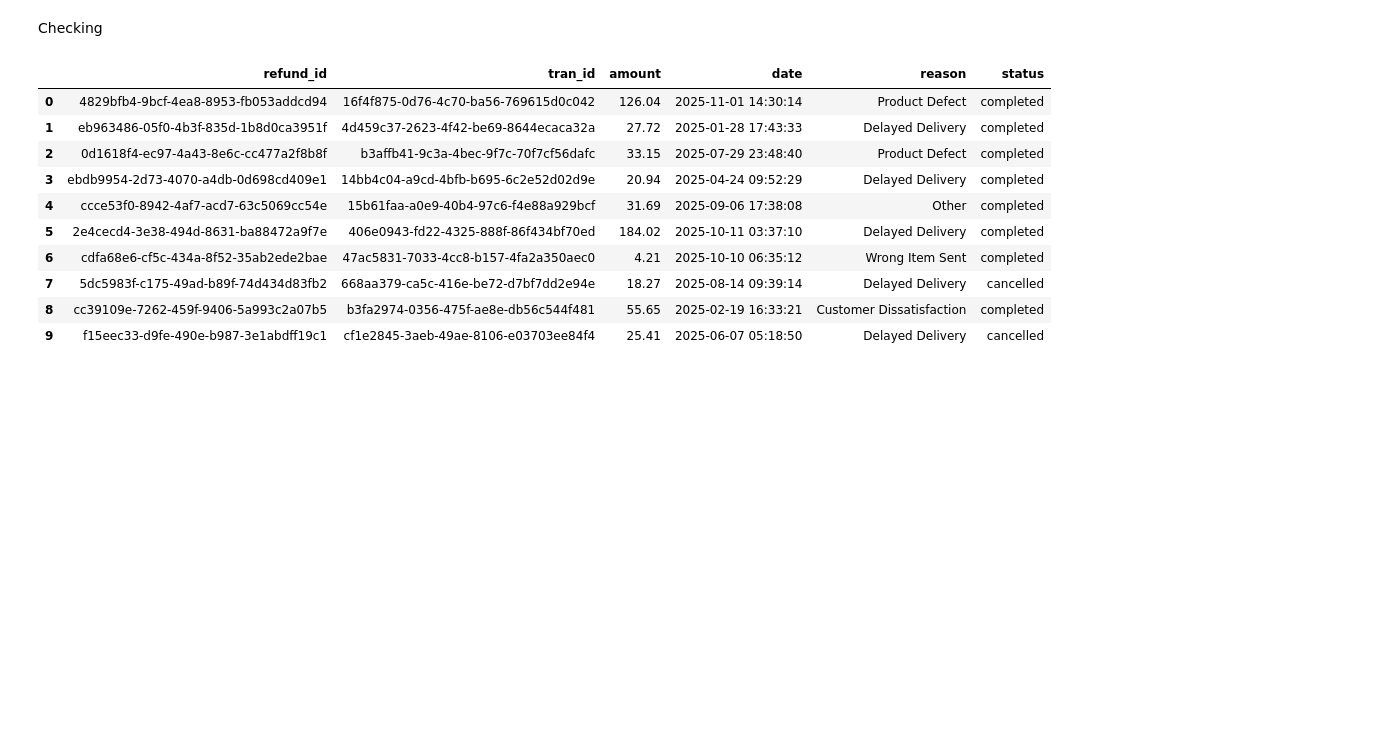
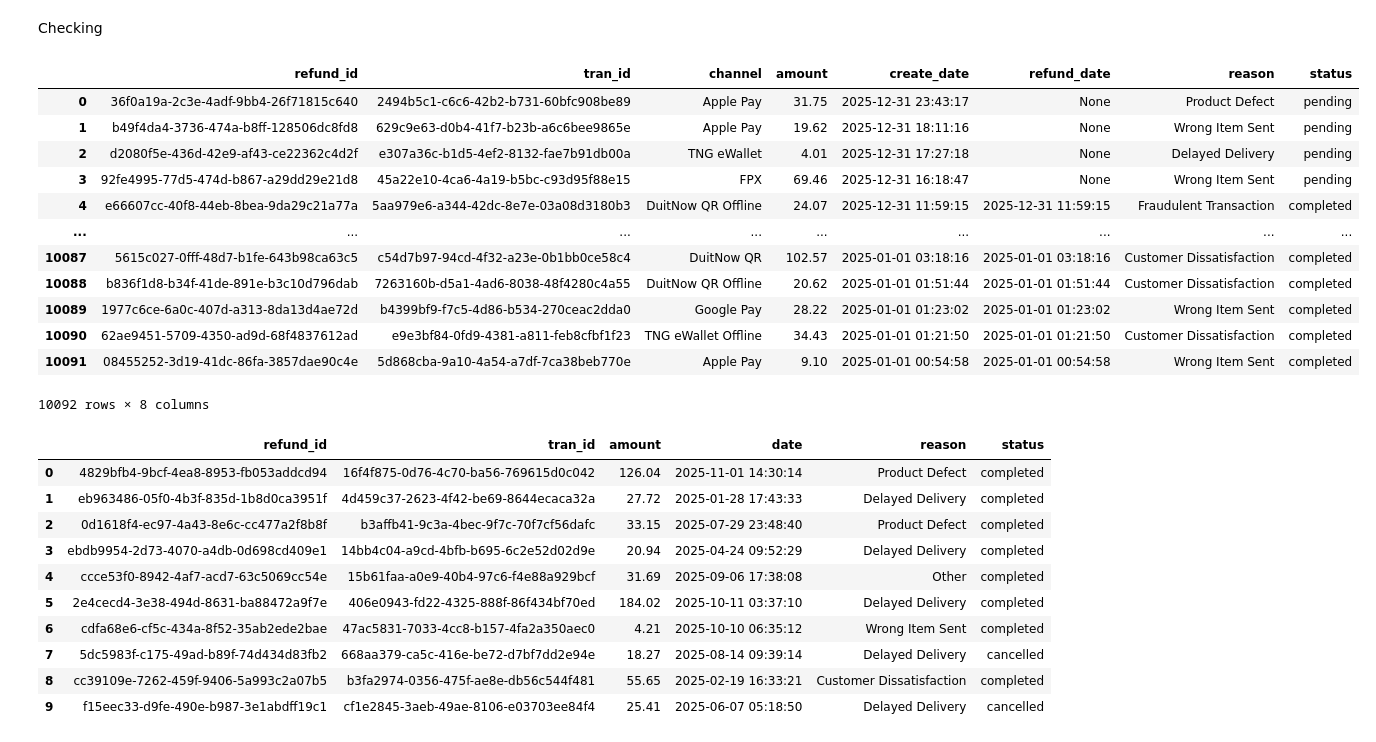
Before and after one commit to PANGYIHE/Portfolio, a Jupyter notebook: Transaction and Refund Analysis/Data_Query.ipynb, the cells around one changed output. Drawn from its saved outputs; the diff is of its cells as text; code cells hidden in the pictures; blank space fills up the shorter version.

```diff
--- a/Transaction and Refund Analysis/Data_Query.ipynb
+++ b/Transaction and Refund Analysis/Data_Query.ipynb
@@ -212,6 +212,34 @@ asia_merged.to_csv(f'csv_file/Asia Merchants Refund Rate 2024.csv', index = Fals
 | 12 | Cox-Strong | Thailand | kathrynrobinson@gallegos.org | 680-374-5677x459 | TNG eWallet, DuitNow QR Offline, ... | 1139 | 96 | ... |
 # %% [markdown]
 Checking
+# %%
+sqlInput = """
+SELECT r.*
+FROM refunds r
+LEFT JOIN transactions t ON r.tran_id = t.tran_id
+WHERE t.date BETWEEN '2025-01-01 00:00:00' AND '2025-12-31 23:59:59'
+ORDER BY t.date desc
+"""
+
+export = pd.read_sql_query(sqlInput, conn)
+
+export.to_csv(f'csv_file/2025 refunds.csv', index = False)
+
+display(export)
+# %% [output]
+|  | refund_id | tran_id | channel | amount | create_date | refund_date | reason | status |
+| 0 | 36f0a19a-2c3e-4adf-9bb4-26f71815c640 | 2494b5c1-c6c6-42b2-b731-60bfc908be89 | Apple Pay | 31.75 | 2025-12-31 23:43:17 | None | Product Defect | pending |
+| 1 | b49f4da4-3736-474a-b8ff-128506dc8fd8 | 629c9e63-d0b4-41f7-b23b-a6c6bee9865e | Apple Pay | 19.62 | 2025-12-31 18:11:16 | None | Wrong Item Sent | pending |
+| 2 | d2080f5e-436d-42e9-af43-ce22362c4d2f | e307a36c-b1d5-4ef2-8132-fae7b91db00a | TNG eWallet | 4.01 | 2025-12-31 17:27:18 | None | Delayed Delivery | pending |
+| 3 | 92fe4995-77d5-474d-b867-a29dd29e21d8 | 45a22e10-4ca6-4a19-b5bc-c93d95f88e15 | FPX | 69.46 | 2025-12-31 16:18:47 | None | Wrong Item Sent | pending |
+| 4 | e66607cc-40f8-44eb-8bea-9da29c21a77a | 5aa979e6-a344-42dc-8e7e-03a08d3180b3 | DuitNow QR Offline | 24.07 | 2025-12-31 11:59:15 | 2025-12-31 11:59:15 | Fraudulent Transaction | completed |
+| ... | ... | ... | ... | ... | ... | ... | ... | ... |
+| 10087 | 5615c027-0fff-48d7-b1fe-643b98ca63c5 | c54d7b97-94cd-4f32-a23e-0b1bb0ce58c4 | DuitNow QR | 102.57 | 2025-01-01 03:18:16 | 2025-01-01 03:18:16 | Customer Dissatisfaction | completed |
+| 10088 | b836f1d8-b34f-41de-891e-b3c10d796dab | 7263160b-d5a1-4ad6-8038-48f4280c4a55 | DuitNow QR Offline | 20.62 | 2025-01-01 01:51:44 | 2025-01-01 01:51:44 | Customer Dissatisfaction | completed |
+| 10089 | 1977c6ce-6a0c-407d-a313-8da13d4ae72d | b4399bf9-f7c5-4d86-b534-270ceac2dda0 | Google Pay | 28.22 | 2025-01-01 01:23:02 | 2025-01-01 01:23:02 | Wrong Item Sent | completed |
+| 10090 | 62ae9451-5709-4350-ad9d-68f4837612ad | e9e3bf84-0fd9-4381-a811-feb8cfbf1f23 | TNG eWallet Offline | 34.43 | 2025-01-01 01:21:50 | 2025-01-01 01:21:50 | Customer Dissatisfaction | completed |
+| 10091 | 08455252-3d19-41dc-86fa-3857dae90c4e | 5d868cba-9a10-4a54-a7df-7ca38beb770e | Apple Pay | 9.10 | 2025-01-01 00:54:58 | 2025-01-01 00:54:58 | Wrong Item Sent | completed |
+10092 rows × 8 columns
 # %%
 sqlInput = """
 SELECT date, merchant_id, tran_id, amount, currency
```
Also changed, not shown: 1 other file.
